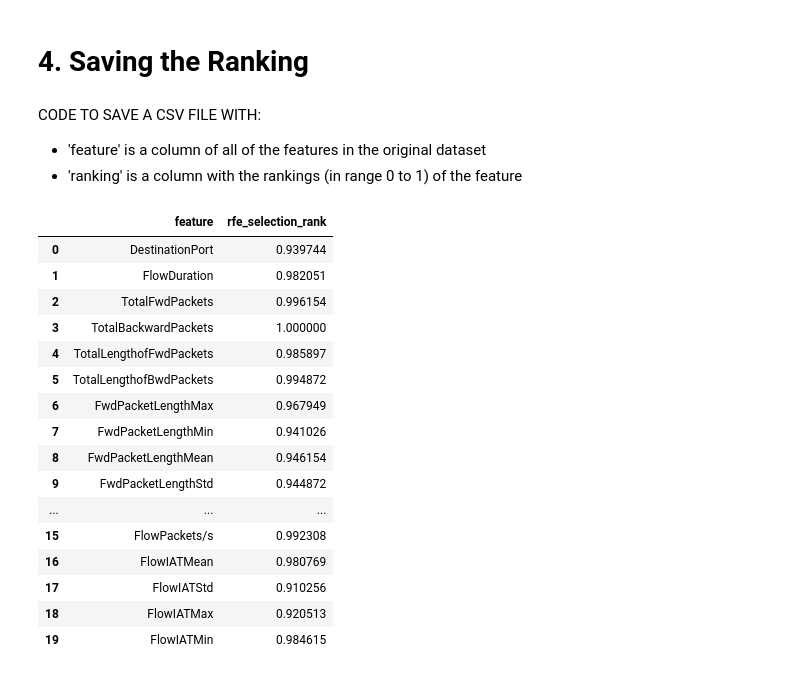
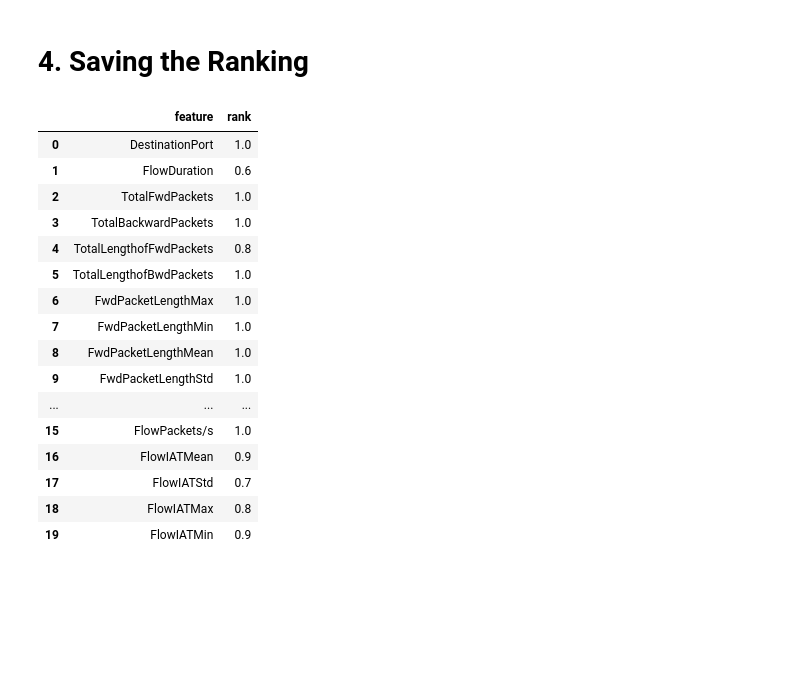
Before and after one commit to alexandrasklokin/CSI5388-Group-4-Project, a Jupyter notebook: notebooks/2.4 Feature Selection Method 4 (Anisha).ipynb, the cells around one changed output. Drawn from its saved outputs; the diff is of its cells as text; code cells hidden in the pictures; blank space fills up the shorter version.

```diff
--- a/notebooks/2.4 Feature Selection Method 4 (Anisha).ipynb
+++ b/notebooks/2.4 Feature Selection Method 4 (Anisha).ipynb
@@ -96,11 +100,14 @@ def forward_selection(X, y, features, metric='accuracy'):
 from sklearn.feature_selection import RFE
 from sklearn.linear_model import LinearRegression
 
-def rfe_selection(X_train, y_train, features):
+def rfe_selection(X_train, y_train, n_features_to_select):
+
+    features =  X_train.columns
+
     lreg = LinearRegression()
 
     # Create an RFE object for feature selection
-    rfe = RFE(lreg, n_features_to_select=1)
+    rfe = RFE(lreg, n_features_to_select=n_features_to_select)
 
     # Fit the RFE to the training data
     rfe.fit(X_train, y_train)
@@ -111,15 +118,15 @@ def rfe_selection(X_train, y_train, features):
     # Get the selected feature names based on their ranking
     selected_features = list(features[np.argsort(feature_ranking)])
 
-    return selected_features
+    return selected_features[0:n_features_to_select]
 # %%
 from sklearn.feature_selection import RFE
 from sklearn.linear_model import LinearRegression
 import numpy as np
 import pandas as pd
 
-def stable_RFE(train_df, num_splits, verbose):
-    selected_features = []
+def stable_RFE(train_df, num_splits, n_features_to_select, verbose):
+    selectedFeatures = []
 
     df_split = np.array_split(train_df, num_splits)
 
@@ -127,26 +134,22 @@ def stable_RFE(train_df, num_splits, verbose):
         X_train = small_df.drop(['Label'], axis=1)
         y_train = small_df['Label']
 
-        features = rfe_selection(X_train, y_train, X_train.columns)
-        selected_features += features
+        features = rfe_selection(X_train, y_train, n_features_to_select)
 
-    # Use RFE on the entire training dataset
-    rfe_selected_features = rfe_selection(train_df.drop(['Label'], axis=1), train_df['Label'], train_df.columns)
+        selectedFeatures = selectedFeatures + features
 
-    # Filter out 'Label' from the selected features
-    selected_features = [feature for feature in selected_features if feature != 'Label']
 
-    # Normalize the ranks between 0 and 1
-    max_rank = len(selected_features)
-    normalized_ranks = [1 - (selected_features.index(feature) / max_rank) for feature in train_df.columns if feature != 'Label']
+    rank_data = {}
+    features = train_df.columns.tolist()
+    ranks = []
 
-    rank_data = {'feature': [feature for feature in train_df.columns if feature != 'Label'],
-                 'rfe_selection_rank': normalized_ranks}
+    for feature in features:
+        if verbose :
+            print("Feature: "+feature+". Count: "+str(selectedFeatures.count(feature))+"/"+str(num_splits))
+        ranks.append(selectedFeatures.count(feature)/num_splits)
 
+    rank_data = {'feature':features, 'rank':ranks}
     rank_df = pd.DataFrame(rank_data)
 
-    if verbose:
-        print(rank_df)
-
     return rank_df
 # %%
@@ -174,29 +177,25 @@ portmap_ranking.head(20)
 # %% [markdown]
 # 4. Saving the Ranking
-# %% [markdown]
-CODE TO SAVE A CSV FILE WITH:
-- 'feature' is a column of all of the features in the original dataset
-- 'ranking' is a column with the rankings (in range 0 to 1) of the feature
 # %%
-portmap_ranking = stable_RFE(ddos_portmap_2018_df, 10, verbose=False)
+portmap_ranking = stable_RFE(ddos_portmap_2018_df, 10, 50, verbose=False)
 portmap_ranking.to_csv("../ranking/CSE_CIC_IDS2018/ddos_portmap_2018_RFE.csv")
 portmap_ranking.head(20)
 # %% [output]
-|  | feature | rfe_selection_rank |
-| 0 | DestinationPort | 0.939744 |
-| 1 | FlowDuration | 0.982051 |
-| 2 | TotalFwdPackets | 0.996154 |
-| 3 | TotalBackwardPackets | 1.000000 |
-| 4 | TotalLengthofFwdPackets | 0.985897 |
-| 5 | TotalLengthofBwdPackets | 0.994872 |
-| 6 | FwdPacketLengthMax | 0.967949 |
-| 7 | FwdPacketLengthMin | 0.941026 |
-| 8 | FwdPacketLengthMean | 0.946154 |
-| 9 | FwdPacketLengthStd | 0.944872 |
+|  | feature | rank |
+| 0 | DestinationPort | 1.0 |
+| 1 | FlowDuration | 0.6 |
+| 2 | TotalFwdPackets | 1.0 |
+| 3 | TotalBackwardPackets | 1.0 |
+| 4 | TotalLengthofFwdPackets | 0.8 |
+| 5 | TotalLengthofBwdPackets | 1.0 |
+| 6 | FwdPacketLengthMax | 1.0 |
+| 7 | FwdPacketLengthMin | 1.0 |
+| 8 | FwdPacketLengthMean | 1.0 |
+| 9 | FwdPacketLengthStd | 1.0 |
 | ... | ... | ... |
-| 15 | FlowPackets/s | 0.992308 |
-| 16 | FlowIATMean | 0.980769 |
-| 17 | FlowIATStd | 0.910256 |
-| 18 | FlowIATMax | 0.920513 |
-| 19 | FlowIATMin | 0.984615 |
+| 15 | FlowPackets/s | 1.0 |
+| 16 | FlowIATMean | 0.9 |
+| 17 | FlowIATStd | 0.7 |
+| 18 | FlowIATMax | 0.8 |
+| 19 | FlowIATMin | 0.9 |
 # %%
```
Also changed, not shown: parts of 15 cells of this notebook, 49 other files.
